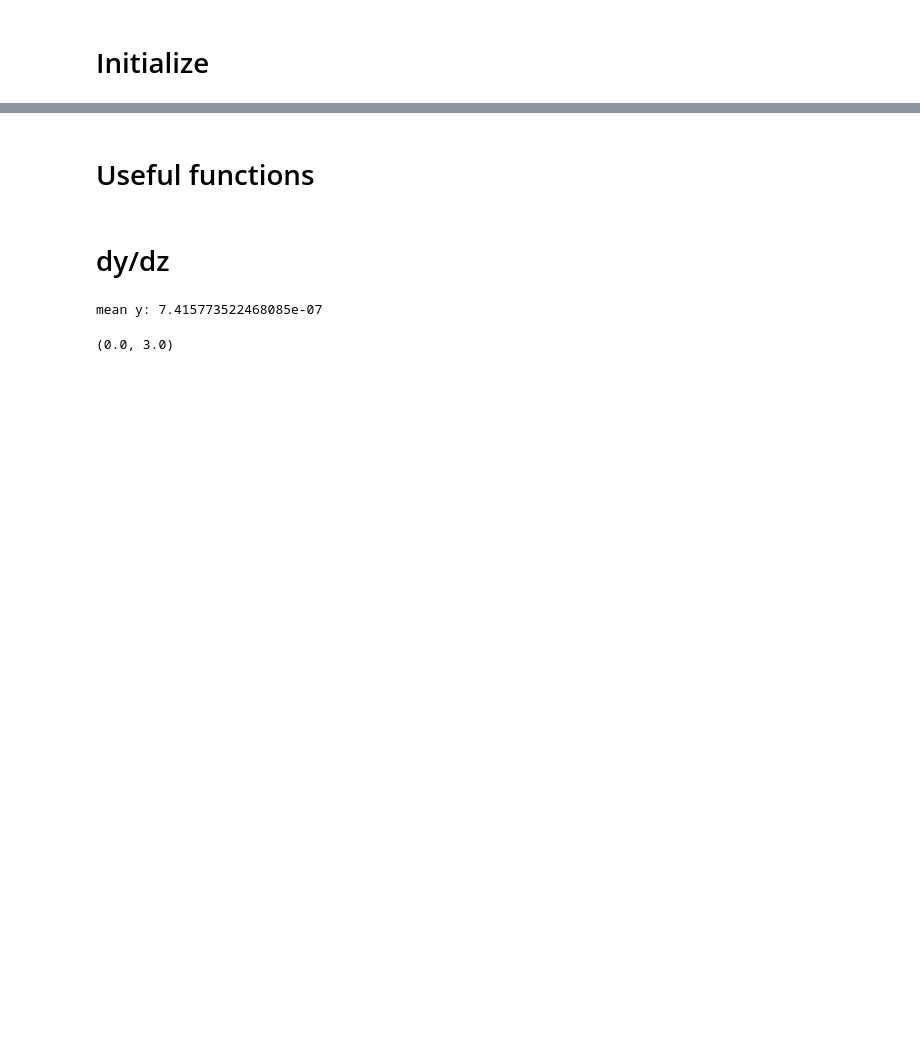
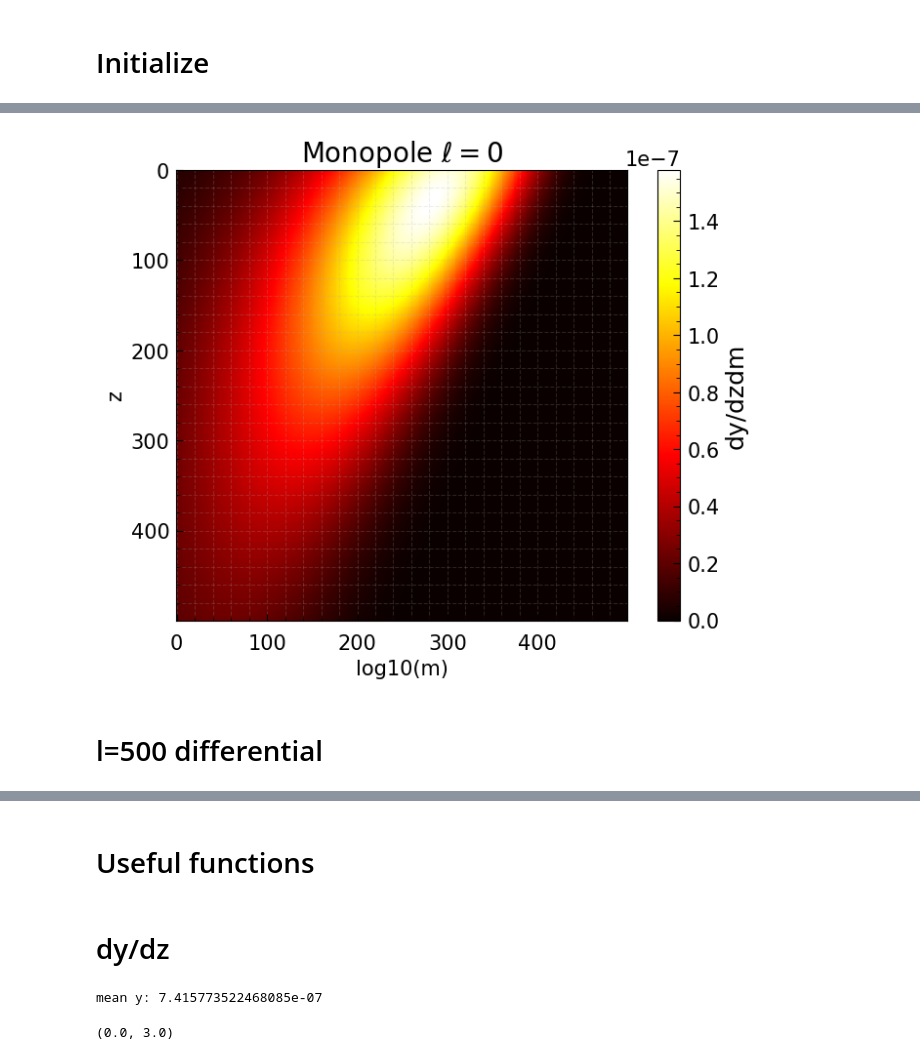
Before and after one commit to CLASS-SZ/notebooks, a Jupyter notebook: class_sz_mean_y.ipynb, the cells around one changed output, grey strips where cells are left out. Drawn from its saved outputs; the diff is of its cells as text; code cells hidden in the pictures; blank space fills up the shorter version.

```diff
--- a/class_sz_mean_y.ipynb
+++ b/class_sz_mean_y.ipynb
@@ -36,0 +173,13 @@ plt.rcParams.update(plot_params)
+# %%
+%%time
+z_array_2d = np.linspace(0.01,2.5,500)
+log10m_array = np.linspace(np.log10(1e12),np.log10(1e16),500)
+dydzdm_2d = np.zeros((500,500))
+izp = 0
+ilq = 0
+for zp in z_array_2d:
+    ilq=0
+    for lm in log10m_array:
+        dydzdm_2d[izp][ilq] = dydzdlnm(zp,10**lm)
+        ilq+=1
+    izp+=1
@@ -36,0 +189,13 @@ plt.rcParams.update(plot_params)
+# %%
+im = plt.imshow(dydzdm_2d, cmap='hot', interpolation='nearest')
+cbar = plt.colorbar(im) # adding the colobar on the right
+cbar.set_label('dy/dzdm',size=18)
+plt.xlabel('log10(m)')
+plt.ylabel('z')
+# plt.show()
+plt.title('Monopole $\ell = 0$')
+plt.savefig('figures/dydzdlnm_heatmap.pdf')
+# %% [output]
+[figure, added]
+# %% [markdown]
+# l=500 differential
```
Also changed, not shown: parts of 16 cells of this notebook, 1 other file.
